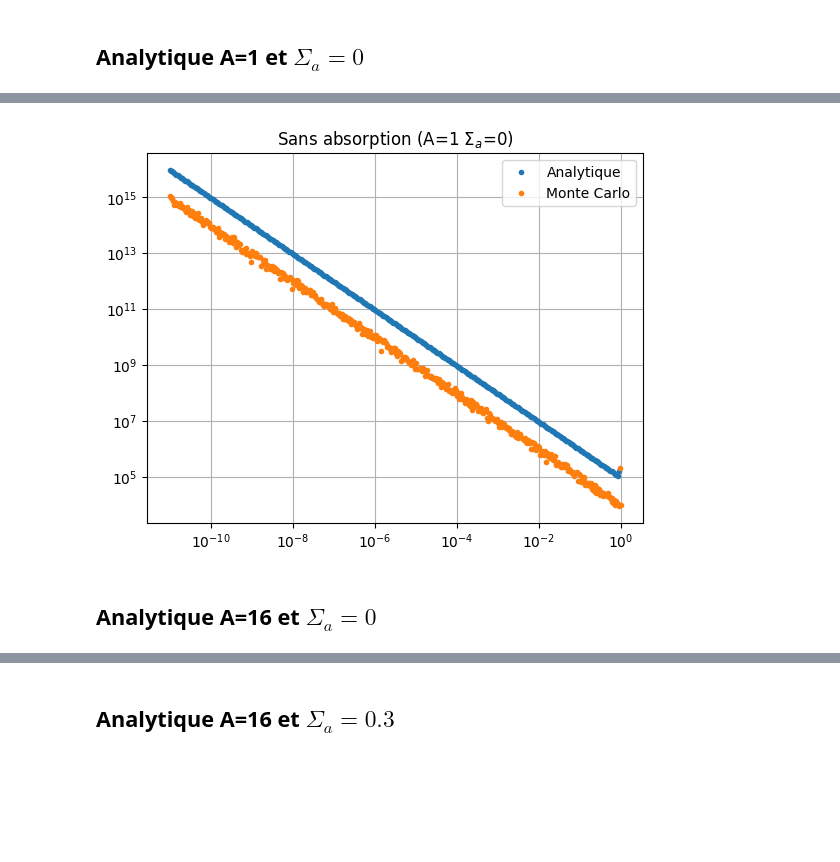
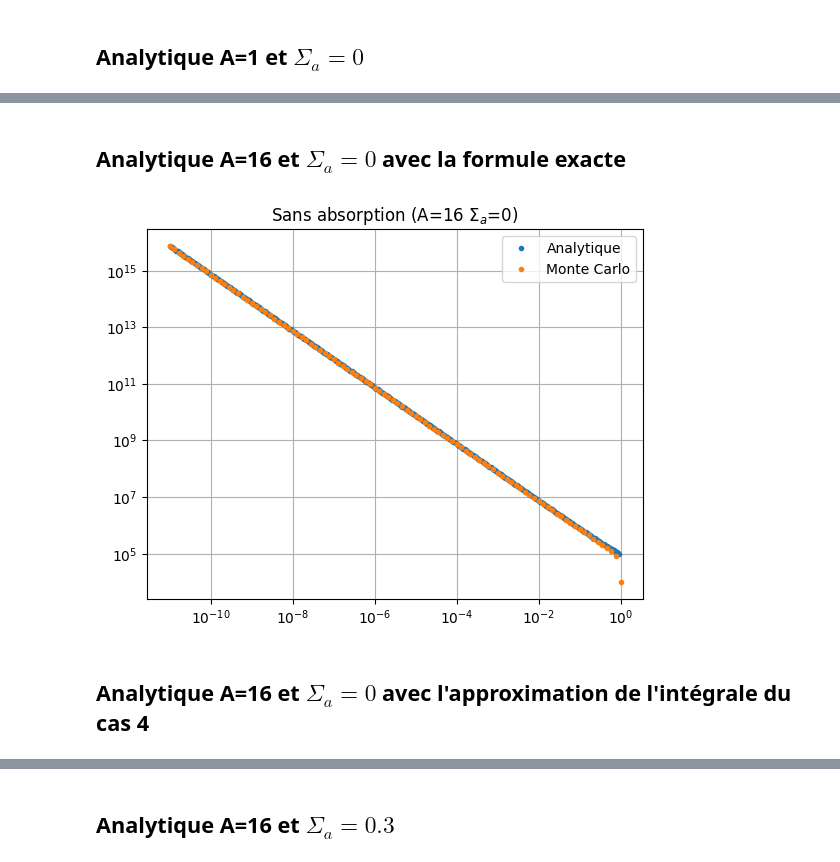
Before and after one commit to atlantis294/neutronic-ensta, a Jupyter notebook: exercices/04_ralentissement.ipynb, the cells around one changed output, grey strips where cells are left out. Drawn from its saved outputs; the diff is of its cells as text; code cells hidden in the pictures; blank space fills up the shorter version.

```diff
--- a/exercices/04_ralentissement.ipynb
+++ b/exercices/04_ralentissement.ipynb
@@ -271,6 +291,19 @@ processes=multiprocessing.cpu_count()
 
 
 def evolution_neutron(args):
+    """Simule la vie d'un neutron
+
+    Args:
+        args (tuple): E_source,E_lower_limit,alpha,intervalles
+        E_source (float): Energie initiale du neutron
+        E_lower_limit (float): Energie minimale du neutron
+        alpha (float): Coefficient de ralentissement
+        intervalles (np.array): Intervalles d'énergie
+        Proba_absorption (float): Probabilité d'absorption par collision
+
+    Returns:
+        np.array: Score local des intervalles d'énergie
+    """
     E_source, E_lower_limit, alpha, intervalles, Proba_absorption = args
     energie=E_source
     score_local = np.zeros(len(intervalles))
@@ -278,8 +311,8 @@ def evolution_neutron(args):
     score_local[-1] += 1  # Compter le neutron initial dans le dernier intervalle
 
     while energie>E_lower_limit:
-        if rng.uniform(0,1) < Proba_absorption:
-            break
+        if rng.uniform(0,1) < Proba_absorption: # On absorbe le neutron avec la probabilité donnée
+            break # Si il est absorbé, on arrête la simulation de ce neutron
         energie=rng.uniform(alpha*energie,energie)
         index_intervalle = np.searchsorted(intervalles, energie) - 1
         if 0 <= index_intervalle < len(score_local):
@@ -306,6 +339,7 @@ L_sigma_a=list(np.arange(0,1.1,0.1))
 L_phi_MC_abs=[]
 for A in LA:
     print("A =", A)
+    # Boucle sur plusieurs sigma_a ce qui permet de simuler plusieurs proba d'absorption
     for sigma_a in L_sigma_a:
         alpha=((A-1)/(A+1))**2
 
@@ -315,7 +349,8 @@ for A in LA:
         Proba_absorption = sigma_a / sigma_t
 
         with Pool(processes) as pool:
-            results = pool.map(evolution_neutron,[(E_source, E_lower_limit, alpha, intervalles, Proba_absorption)] * N_neutrons)
+            results = list(tqdm(pool.imap(evolution_neutron, [(E_source, E_lower_limit, alpha, intervalles, Proba_absorption)] * N_neutrons), total=N_neutrons))
+
 
         score_total = np.sum(results, axis=0)
         score_total[:-1] /= np.diff(intervalles)
@@ -342,42 +420,44 @@ A = 16
+# %% [markdown]
+## Analytique A=16 et $\Sigma_a=0$ avec la formule exacte
 # %%
 import numpy as np
 import matplotlib.pyplot as plt
 
 E_lower_limit = 1e-11
 E_source = 1.0
-Proba_absorption=0.5
+N_source = 1e5
 
 nb_intervalle=400
 intervalles=np.logspace(np.log10(E_lower_limit),np.log10(E_source),nb_intervalle) # intervalles en logarithme
 
 score = np.zeros(len(intervalles) - 1)
 
-score[-1] = 1e4
-score/=np.diff(intervalles)
+score[-1] = 1
 
-A=1
+A=16
 alpha=((A-1)/(A+1))**2
 sigma_a=0
 sigma_s=1.0
 sigma_t=sigma_s/ (sigma_s+sigma_a)
 
 i=len(score)-2
 while i>=0:
-    i_min=i+1
 
-    energie=(intervalles[i+1]+intervalles[i])/2
+    energie=(intervalles[i+1]+intervalles[i])/2/alpha
 
-    score[i]= N_neutrons/sigma_s /energie
+    ksi=1-alpha/(1-alpha)*(intervalles[i+1]-intervalles[i])
+    score[i]= 1/sigma_s /energie/ksi
     i-=1
 
+score*=N_source
 plt.loglog(intervalles[:-1],score,'.',label="Analytique")
-plt.loglog(intervalles_MC,L_phi_MC[0],'.',label="Monte Carlo")
+plt.loglog(intervalles_MC_abs,L_phi_MC_abs[11],'.',label="Monte Carlo")
 plt.title('Sans absorption (A={} $\Sigma_a$={})'.format(A, sigma_a))
 plt.legend()
 plt.grid()
 plt.show()
 # %% [output]
-[figure, old version]
+[figure, new version]
 # %% [markdown]
-## Analytique A=16 et $\Sigma_a=0$
+## Analytique A=16 et $\Sigma_a=0$ avec l'approximation de l'intégrale du cas 4
 # %%
```
Also changed, not shown: parts of 5 cells of this notebook, 2 other files.
